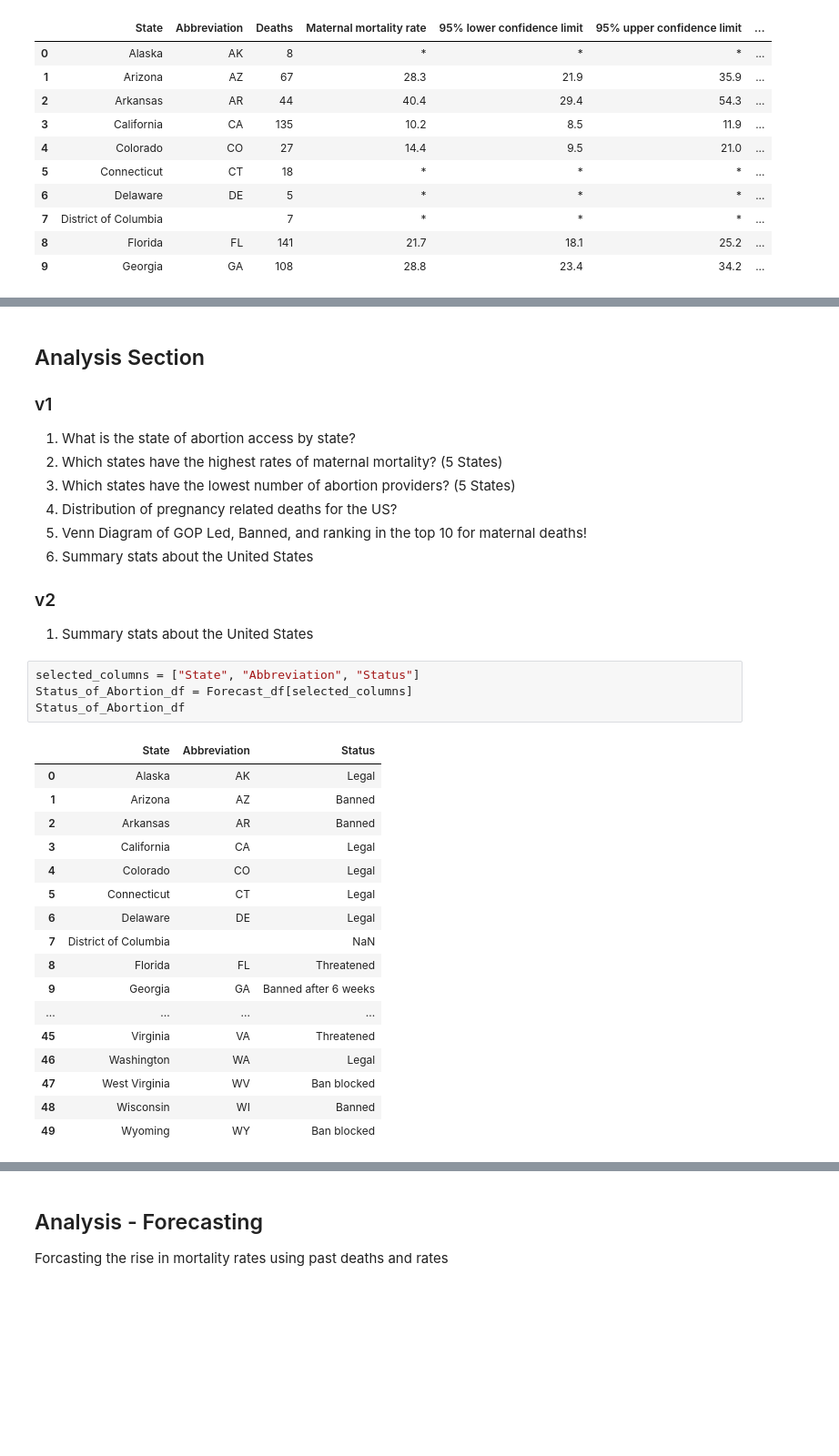
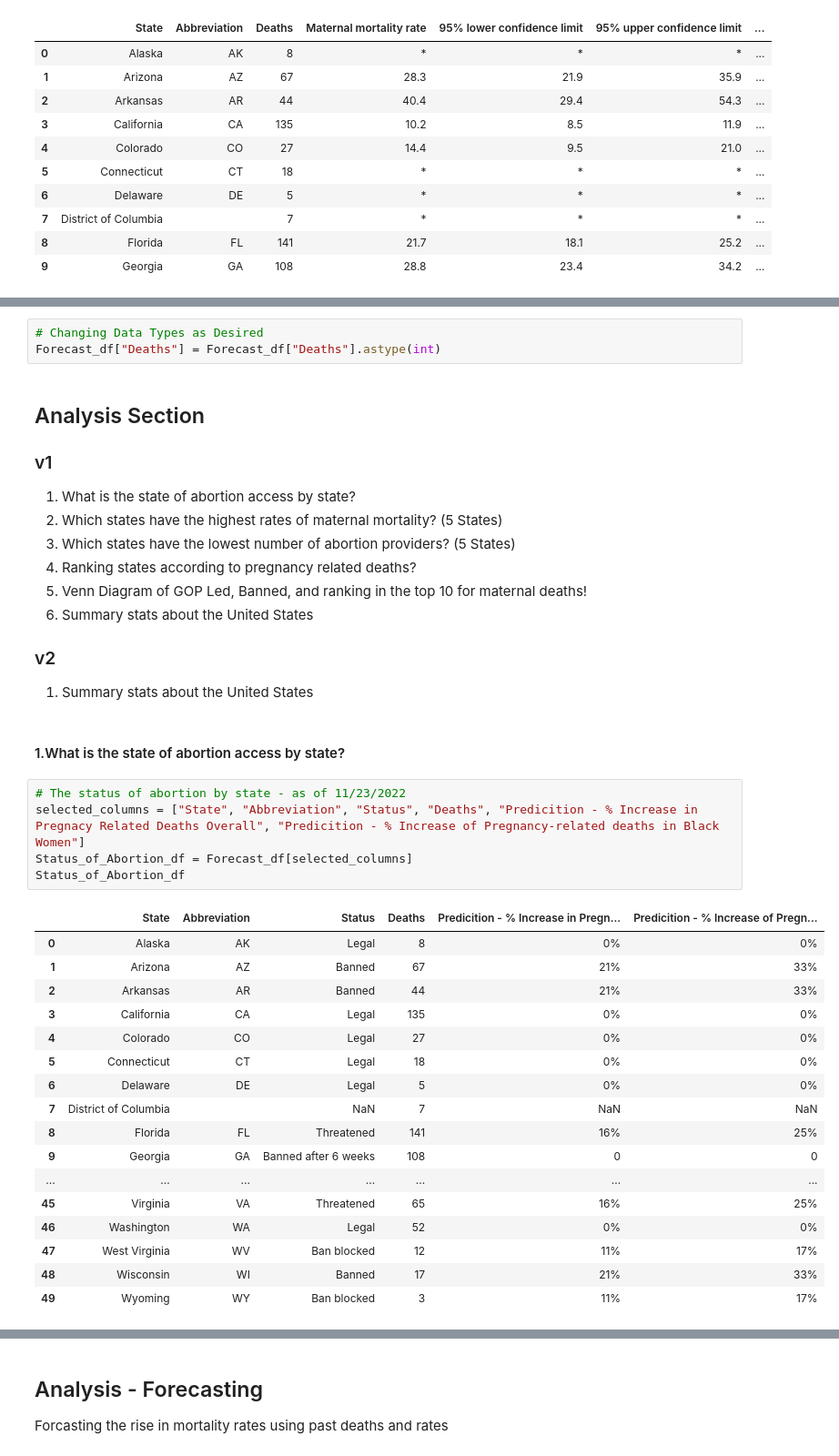
Before and after one commit to TuckerRasbury/00_MaternalMortalityandAbortionRelatedStatistics, a Jupyter notebook: 01_DataWrangling_PublicData.ipynb, the cells around one changed output, grey strips where cells are left out. Shown at 91% size. Cells and saved outputs as stored; diff of their text form; blank space fills up the shorter version.

```diff
--- a/01_DataWrangling_PublicData.ipynb
+++ b/01_DataWrangling_PublicData.ipynb
@@ -302,3 +325,6 @@ Forecast_df.head(10)
+# %%
+# Changing Data Types as Desired
+Forecast_df["Deaths"] = Forecast_df["Deaths"].astype(int)
 # %% [markdown]
 ## Analysis Section
 
@@ -306,31 +332,34 @@ Forecast_df.head(10)
 1. What is the state of abortion access by state?
 2. Which states have the highest rates of maternal mortality? (5 States)
 3. Which states have the lowest number of abortion providers? (5 States)
-4. Distribution of pregnancy related deaths for the US?
+4. Ranking states according to pregnancy related deaths?
 5. Venn Diagram of GOP Led, Banned, and ranking in the top 10 for maternal deaths!
 6. Summary stats about the United States
 
 ### v2
 1. Summary stats about the United States
-# %%
-selected_columns = ["State", "Abbreviation", "Status"]
-Status_of_Abortion_df = Forecast_df[selected_columns]
-Status_of_Abortion_df
-# %% [output]
-|  | State | Abbreviation | Status |
-| 0 | Alaska | AK | Legal |
-| 1 | Arizona | AZ | Banned |
-| 2 | Arkansas | AR | Banned |
-| 3 | California | CA | Legal |
-| 4 | Colorado | CO | Legal |
-| 5 | Connecticut | CT | Legal |
-| 6 | Delaware | DE | Legal |
-| 7 | District of Columbia |  | NaN |
-| 8 | Florida | FL | Threatened |
-| 9 | Georgia | GA | Banned after 6 weeks |
-| ... | ... | ... | ... |
-| 45 | Virginia | VA | Threatened |
-| 46 | Washington | WA | Legal |
-| 47 | West Virginia | WV | Ban blocked |
-| 48 | Wisconsin | WI | Banned |
-| 49 | Wyoming | WY | Ban blocked |
+# %% [markdown]
+#### 1.What is the state of abortion access by state?
+# %%
+# The status of abortion by state - as of 11/23/2022
+selected_columns = ["State", "Abbreviation", "Status", "Deaths", "Predicition - % Increase in Pregnacy Related Deaths Overall", "Predicition - % Increase of Pregnancy-related deaths in Black Women"]
+Status_of_Abortion_df = Forecast_df[selected_columns]
+Status_of_Abortion_df
+# %% [output]
+|  | State | Abbreviation | Status | Deaths | Predicition - % Increase in Pregn... | Predicition - % Increase of Pregn... |
+| 0 | Alaska | AK | Legal | 8 | 0% | 0% |
+| 1 | Arizona | AZ | Banned | 67 | 21% | 33% |
+| 2 | Arkansas | AR | Banned | 44 | 21% | 33% |
+| 3 | California | CA | Legal | 135 | 0% | 0% |
+| 4 | Colorado | CO | Legal | 27 | 0% | 0% |
+| 5 | Connecticut | CT | Legal | 18 | 0% | 0% |
+| 6 | Delaware | DE | Legal | 5 | 0% | 0% |
+| 7 | District of Columbia |  | NaN | 7 | NaN | NaN |
+| 8 | Florida | FL | Threatened | 141 | 16% | 25% |
+| 9 | Georgia | GA | Banned after 6 weeks | 108 | 0 | 0 |
+| ... | ... | ... | ... | ... | ... | ... |
+| 45 | Virginia | VA | Threatened | 65 | 16% | 25% |
+| 46 | Washington | WA | Legal | 52 | 0% | 0% |
+| 47 | West Virginia | WV | Ban blocked | 12 | 11% | 17% |
+| 48 | Wisconsin | WI | Banned | 17 | 21% | 33% |
+| 49 | Wyoming | WY | Ban blocked | 3 | 11% | 17% |
```
Also changed, not shown: parts of 11 cells of this notebook.
